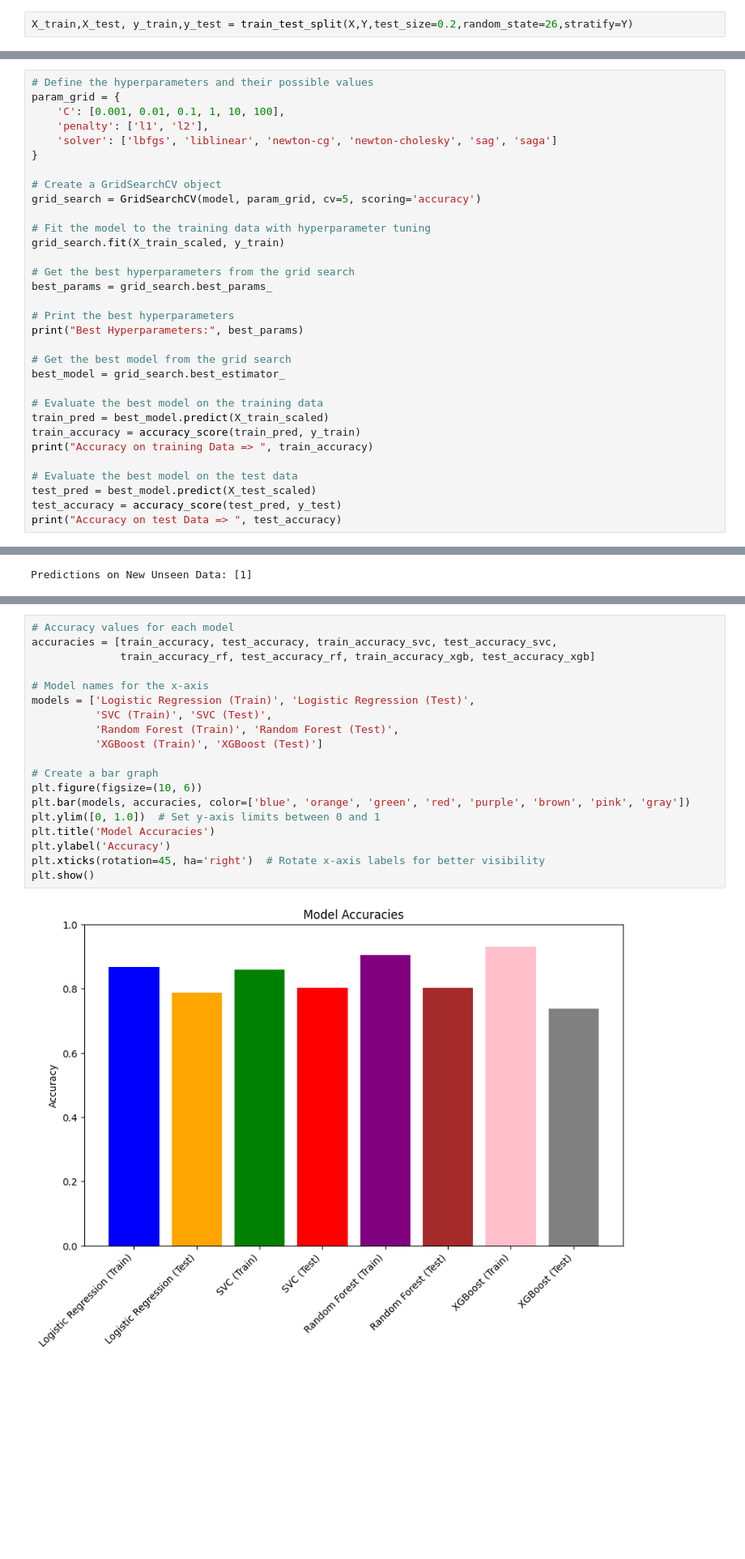
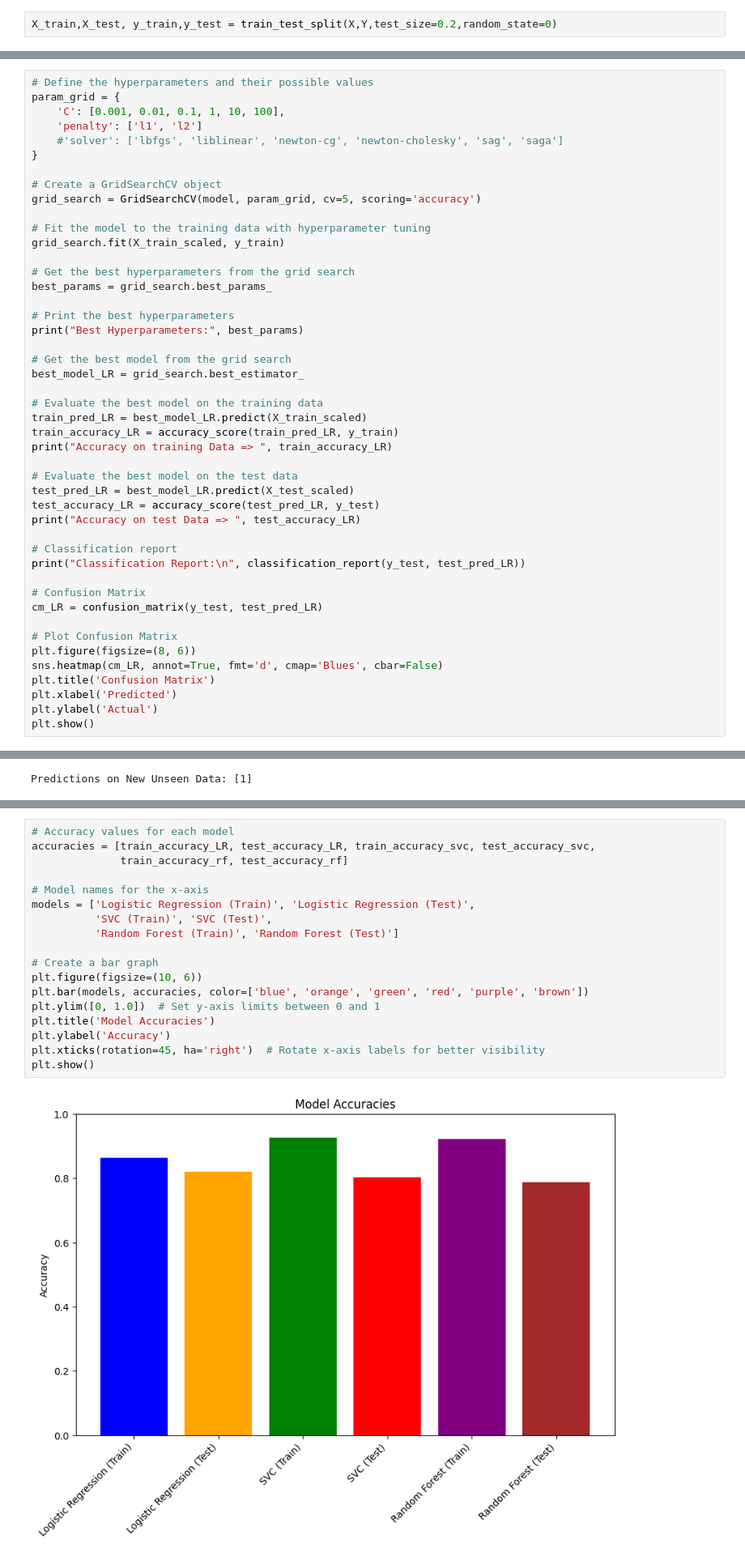
Before and after one commit to savii99/Heart-Disease-Prediction, a Jupyter notebook: code.ipynb, the cells around one changed output, grey strips where cells are left out. Shown at 81% size. Drawn from its saved outputs; the diff is of its cells as text; blank space fills up the shorter version.

```diff
--- a/code.ipynb
+++ b/code.ipynb
@@ -353,2 +394,2 @@ from sklearn.preprocessing import StandardScaler
 # %%
-X_train,X_test, y_train,y_test = train_test_split(X,Y,test_size=0.2,random_state=26,stratify=Y)
+X_train,X_test, y_train,y_test = train_test_split(X,Y,test_size=0.2,random_state=0)
@@ -416,8 +474,8 @@ from sklearn.model_selection import GridSearchCV
 # Define the hyperparameters and their possible values
 param_grid = {
     'C': [0.001, 0.01, 0.1, 1, 10, 100],
-    'penalty': ['l1', 'l2'],
-    'solver': ['lbfgs', 'liblinear', 'newton-cg', 'newton-cholesky', 'sag', 'saga']
+    'penalty': ['l1', 'l2']
+    #'solver': ['lbfgs', 'liblinear', 'newton-cg', 'newton-cholesky', 'sag', 'saga']
 }
 
 # Create a GridSearchCV object
@@ -433,15 +491,29 @@ best_params = grid_search.best_params_
 print("Best Hyperparameters:", best_params)
 
 # Get the best model from the grid search
-best_model = grid_search.best_estimator_
+best_model_LR = grid_search.best_estimator_
 
 # Evaluate the best model on the training data
-train_pred = best_model.predict(X_train_scaled)
-train_accuracy = accuracy_score(train_pred, y_train)
-print("Accuracy on training Data => ", train_accuracy)
+train_pred_LR = best_model_LR.predict(X_train_scaled)
+train_accuracy_LR = accuracy_score(train_pred_LR, y_train)
+print("Accuracy on training Data => ", train_accuracy_LR)
 
 # Evaluate the best model on the test data
-test_pred = best_model.predict(X_test_scaled)
-test_accuracy = accuracy_score(test_pred, y_test)
-print("Accuracy on test Data => ", test_accuracy)
+test_pred_LR = best_model_LR.predict(X_test_scaled)
+test_accuracy_LR = accuracy_score(test_pred_LR, y_test)
+print("Accuracy on test Data => ", test_accuracy_LR)
+
+# Classification report
+print("Classification Report:\n", classification_report(y_test, test_pred_LR))
+
+# Confusion Matrix
+cm_LR = confusion_matrix(y_test, test_pred_LR)
+
+# Plot Confusion Matrix
+plt.figure(figsize=(8, 6))
+sns.heatmap(cm_LR, annot=True, fmt='d', cmap='Blues', cbar=False)
+plt.title('Confusion Matrix')
+plt.xlabel('Predicted')
+plt.ylabel('Actual')
+plt.show()
 # %% [output]
@@ -686,21 +719,20 @@ Predictions on New Unseen Data: [1]
 # %%
 # Accuracy values for each model
-accuracies = [train_accuracy, test_accuracy, train_accuracy_svc, test_accuracy_svc,
-              train_accuracy_rf, test_accuracy_rf, train_accuracy_xgb, test_accuracy_xgb]
+accuracies = [train_accuracy_LR, test_accuracy_LR, train_accuracy_svc, test_accuracy_svc,
+              train_accuracy_rf, test_accuracy_rf]
 
 # Model names for the x-axis
 models = ['Logistic Regression (Train)', 'Logistic Regression (Test)',
           'SVC (Train)', 'SVC (Test)',
-          'Random Forest (Train)', 'Random Forest (Test)',
-          'XGBoost (Train)', 'XGBoost (Test)']
+          'Random Forest (Train)', 'Random Forest (Test)']
 
 # Create a bar graph
 plt.figure(figsize=(10, 6))
-plt.bar(models, accuracies, color=['blue', 'orange', 'green', 'red', 'purple', 'brown', 'pink', 'gray'])
+plt.bar(models, accuracies, color=['blue', 'orange', 'green', 'red', 'purple', 'brown'])
 plt.ylim([0, 1.0])  # Set y-axis limits between 0 and 1
 plt.title('Model Accuracies')
 plt.ylabel('Accuracy')
 plt.xticks(rotation=45, ha='right')  # Rotate x-axis labels for better visibility
 plt.show()
 # %% [output]
-[figure, old version]
+[figure, new version]
```
Also changed, not shown: parts of 96 cells of this notebook, 12 other files.
